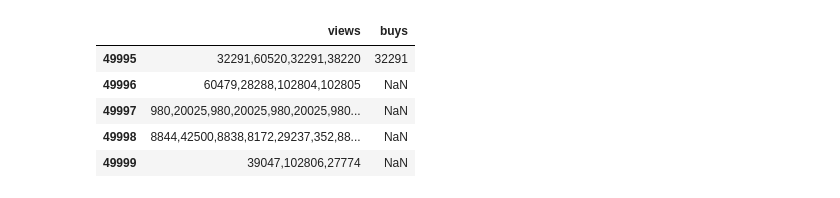
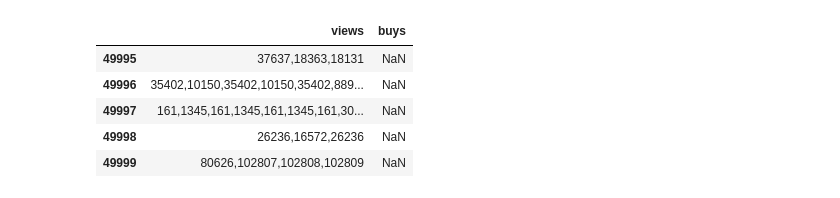
Before and after one commit to sergh1o/FROO_stepik, a Jupyter notebook: C5W4/Untitled.ipynb, the cells around one changed output. Drawn from its saved outputs; the diff is of its cells as text; code cells hidden in the pictures.

```diff
--- a/C5W4/Untitled.ipynb
+++ b/C5W4/Untitled.ipynb
@@ -4,2 +6,3 @@ import numpy as np
 # %%
-df = pd.read_csv('coursera_sessions_train.txt', sep=';', header=None)
+df = pd.read_csv('coursera_sessions_train.txt', sep=';', header=None, names=['views', 'buys'])
+df_test = pd.read_csv('coursera_sessions_test.txt', sep=';', header=None, names=['views', 'buys'])
@@ -13,11 +9,11 @@ SyntaxError: invalid syntax (<ipython-input-53-455680ca2399>, line 1)
 # %%
-df.tail()
+df_test.tail()
 # %% [output]
 |  | views | buys |
-| 49995 | 32291,60520,32291,38220 | 32291 |
-| 49996 | 60479,28288,102804,102805 | NaN |
-| 49997 | 980,20025,980,20025,980,20025,980... | NaN |
-| 49998 | 8844,42500,8838,8172,29237,352,88... | NaN |
-| 49999 | 39047,102806,27774 | NaN |
+| 49995 | 37637,18363,18131 | NaN |
+| 49996 | 35402,10150,35402,10150,35402,889... | NaN |
+| 49997 | 161,1345,161,1345,161,1345,161,30... | NaN |
+| 49998 | 26236,16572,26236 | NaN |
+| 49999 | 80626,102807,102808,102809 | NaN |
 # %%
 df_list = df.apply(lambda x: x.str.split(','), axis=0)
```
Also changed, not shown: parts of 19 cells of this notebook.
